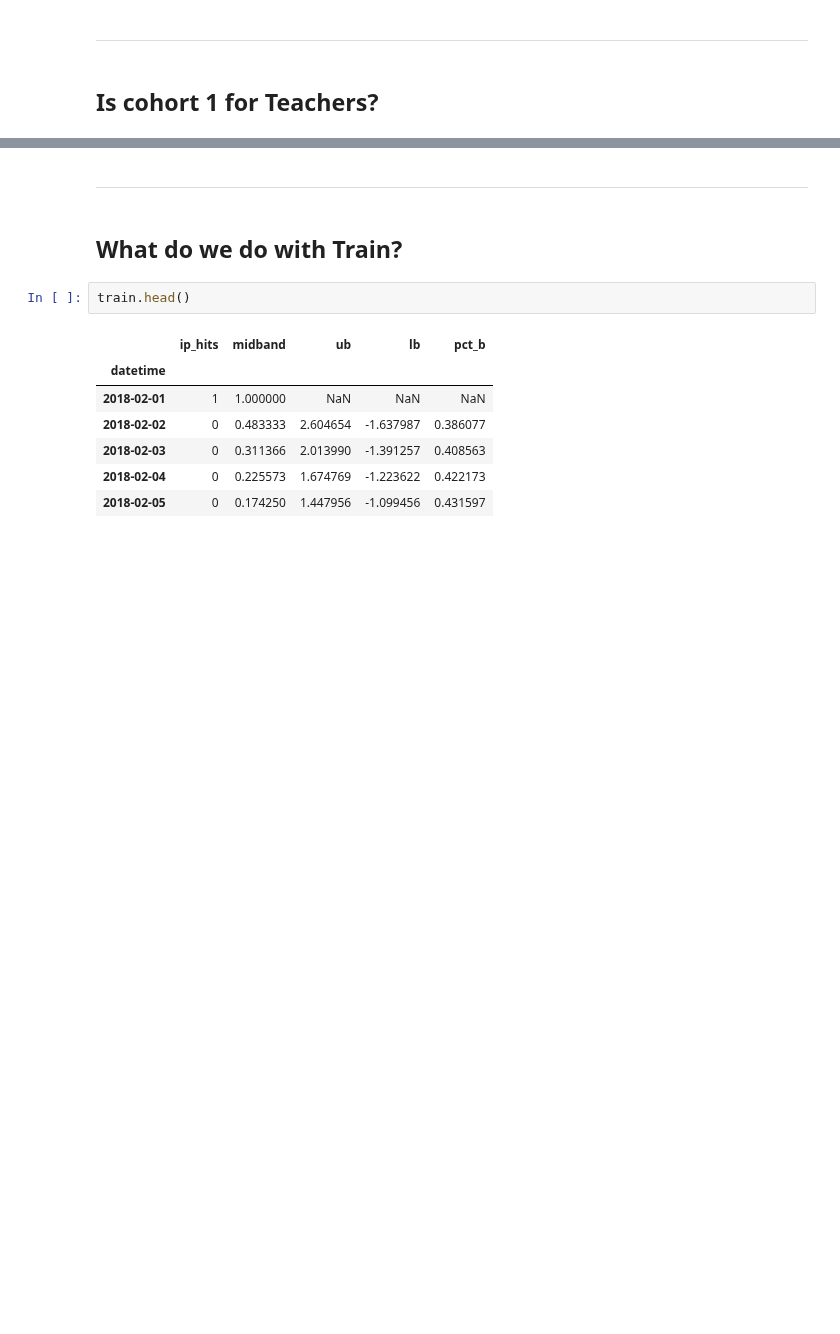
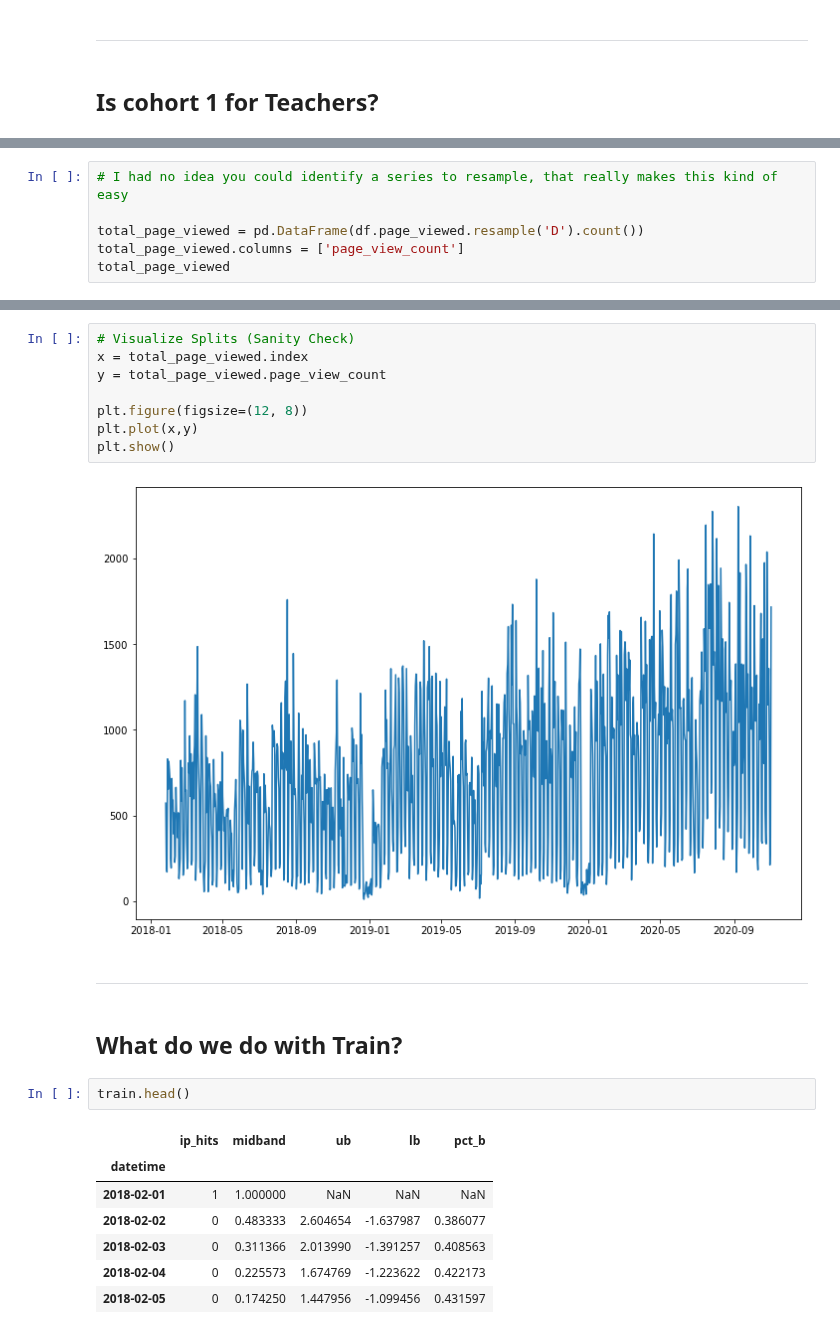
Before and after one commit to CSolitaire/anomaly-detection-exercises, a Jupyter notebook: time_series_anomaly_detection.ipynb, the cells around one changed output, grey strips where cells are left out. Cells and saved outputs as stored; diff of their text form; blank space fills up the shorter version.

```diff
--- a/time_series_anomaly_detection.ipynb
+++ b/time_series_anomaly_detection.ipynb
@@ -1540,0 +1627,6 @@ cohort_1[cohort_1.year == '2020']
+# %%
+# I had no idea you could identify a series to resample, that really makes this kind of easy
+
+total_page_viewed = pd.DataFrame(df.page_viewed.resample('D').count())
+total_page_viewed.columns = ['page_view_count']
+total_page_viewed
@@ -1541,3 +1648,13 @@ cohort_1[cohort_1.year == '2020']
+# %%
+# Visualize Splits (Sanity Check)
+x = total_page_viewed.index
+y = total_page_viewed.page_view_count
+
+plt.figure(figsize=(12, 8))
+plt.plot(x,y)
+plt.show()
+# %% [output]
+[figure, added]
 # %% [markdown]
 ***
 # %% [markdown]
```
Also changed, not shown: parts of 22 cells of this notebook.
